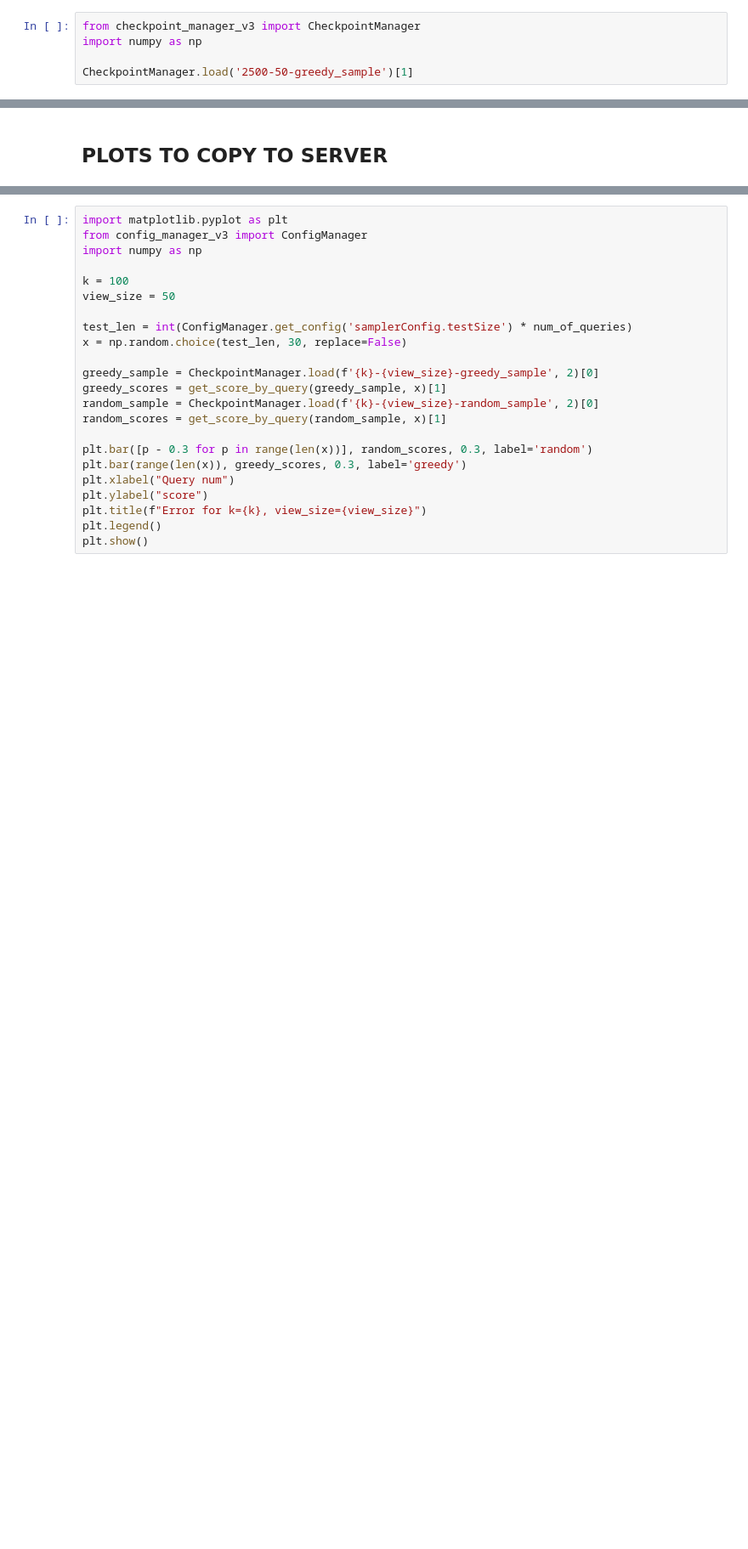
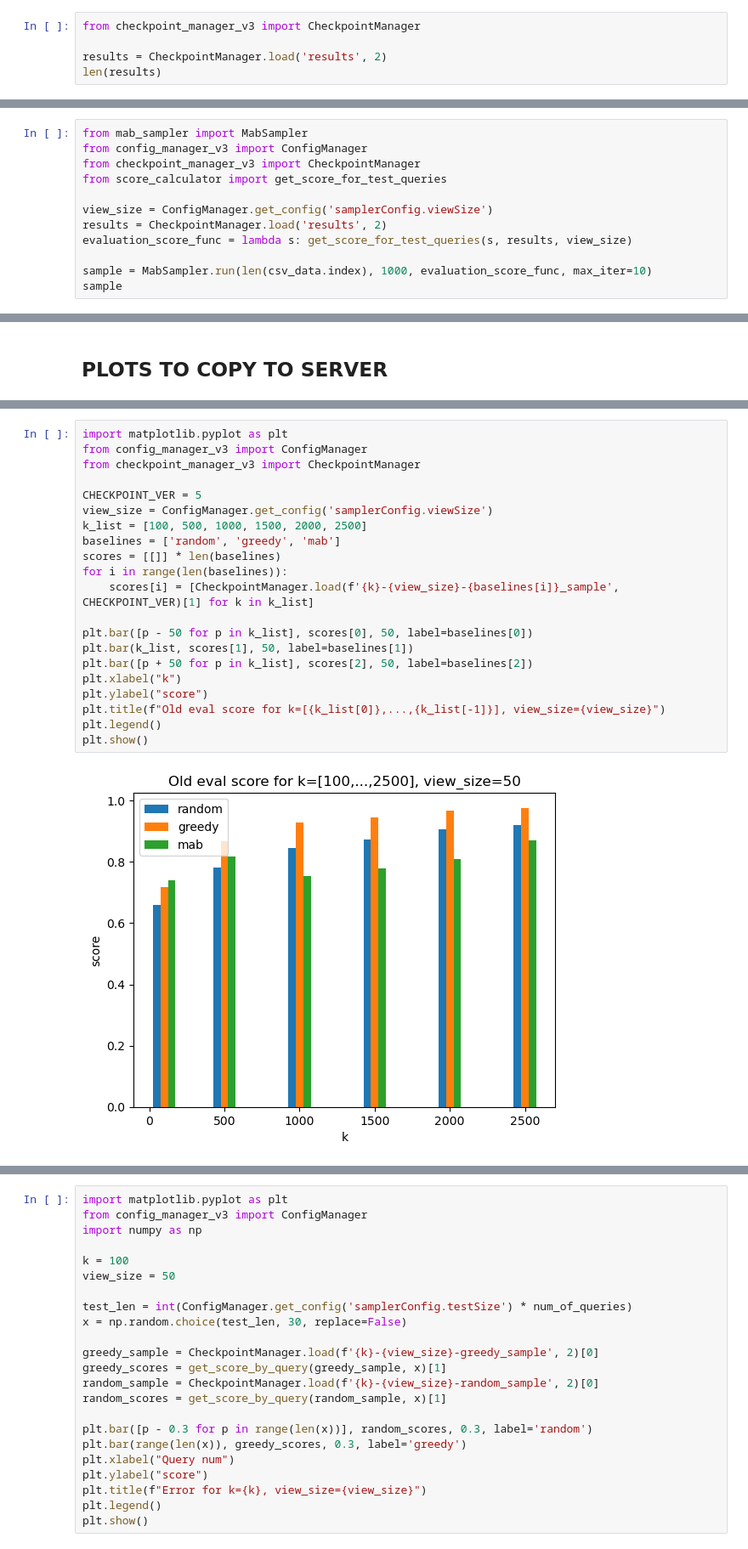
Before and after one commit to GalZeevi/HARLM, a Jupyter notebook: v3/test.ipynb, the cells around one changed output, grey strips where cells are left out. Shown at 85% size. Cells and saved outputs as stored; diff of their text form; blank space fills up the shorter version.

```diff
--- a/v3/test.ipynb
+++ b/v3/test.ipynb
@@ -33,6 +59,6 @@ len(csv_data.index)
 # %%
 from checkpoint_manager_v3 import CheckpointManager
-import numpy as np
 
-CheckpointManager.load('2500-50-greedy_sample')[1]
+results = CheckpointManager.load('results', 2)
+len(results)
 # %% [output]
@@ -39,0 +66,12 @@ CheckpointManager.load('2500-50-greedy_sample')[1]
+# %%
+from mab_sampler import MabSampler
+from config_manager_v3 import ConfigManager
+from checkpoint_manager_v3 import CheckpointManager
+from score_calculator import get_score_for_test_queries
+
+view_size = ConfigManager.get_config('samplerConfig.viewSize')
+results = CheckpointManager.load('results', 2)
+evaluation_score_func = lambda s: get_score_for_test_queries(s, results, view_size)
+
+sample = MabSampler.run(len(csv_data.index), 1000, evaluation_score_func, max_iter=10)
+sample
@@ -133,0 +227,23 @@ Saving checkpoint 2500-50-random_sample.pkl to: [./checkpoints/2]
+# %%
+import matplotlib.pyplot as plt
+from config_manager_v3 import ConfigManager
+from checkpoint_manager_v3 import CheckpointManager
+
+CHECKPOINT_VER = 5
+view_size = ConfigManager.get_config('samplerConfig.viewSize')
+k_list = [100, 500, 1000, 1500, 2000, 2500]
+baselines = ['random', 'greedy', 'mab']
+scores = [[]] * len(baselines)
+for i in range(len(baselines)):
+    scores[i] = [CheckpointManager.load(f'{k}-{view_size}-{baselines[i]}_sample', CHECKPOINT_VER)[1] for k in k_list]
+
+plt.bar([p - 50 for p in k_list], scores[0], 50, label=baselines[0])
+plt.bar(k_list, scores[1], 50, label=baselines[1])
+plt.bar([p + 50 for p in k_list], scores[2], 50, label=baselines[2])
+plt.xlabel("k")
+plt.ylabel("score")
+plt.title(f"Old eval score for k=[{k_list[0]},...,{k_list[-1]}], view_size={view_size}")
+plt.legend()
+plt.show()
+# %% [output]
+[figure, added]
```
Also changed, not shown: parts of 10 cells of this notebook, 8 other files.
